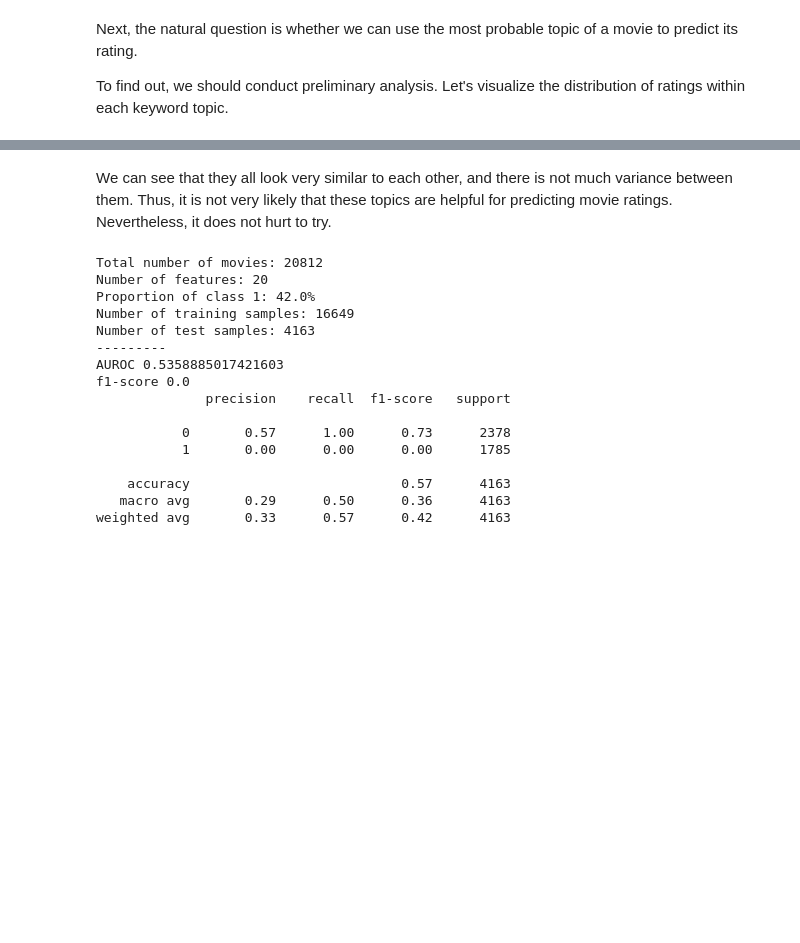
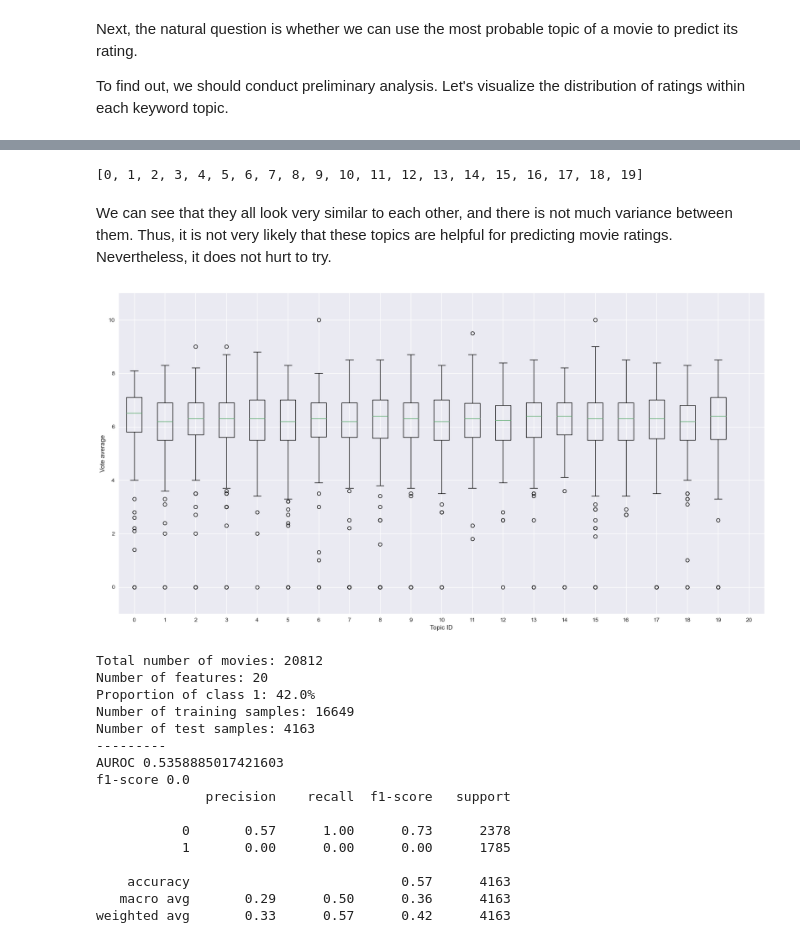
Before and after one commit to epfl-ada/ada-2022-project-adamax, a Jupyter notebook: src/initial_analysis.ipynb, the cells around one changed output, grey strips where cells are left out. Saved outputs shown, nothing was run; the diff lists cells and outputs as text; code cells hidden in the pictures; blank space fills up the shorter version.

```diff
--- a/src/initial_analysis.ipynb
+++ b/src/initial_analysis.ipynb
@@ -930,7 +935,6 @@ df_movies = df_movies[df_movies["keywords"].apply(lambda r: len(r)) > 0] # drop
 First, since there are a lot of keywords in the dataset, we would like to cluster them into topics. This could be achieved by considering the list of keywords for each movie as a document, and then use Latent Dirichlet Allocation for topic modeling.
 # %%
 docs = df_movies["keywords"].to_list()
-docs = [d for d in docs]
 dictionary = Dictionary(docs)
 
 # Remove rare and common tokens.
@@ -991,0 +973,22 @@ plt.show()
+# %%
+def get_main_topic_docs(ldamodel, corpus, texts):
+    topic_ids, props, topic_keywords_list = [], [], []
+    for i, row in enumerate(ldamodel[corpus]):
+        topic_dist = row[0]
+        i = np.argmax([p for topic_id, p in topic_dist])
+        topic_id, prop = topic_dist[i]
+        wp = ldamodel.show_topic(topic_id)
+        topic_keywords = ", ".join([word for word, prop in wp])
+        topic_ids.append(topic_id)
+        props.append(prop)
+        topic_keywords_list.append(topic_keywords)
+    df = pd.DataFrame({
+        "dominant_topic": topic_ids,
+        "topic_perc_contrib": props,
+        "topic_keywords": topic_keywords_list,
+        "movie_keywords": texts
+    })
+    return df
+
+df_topics = get_main_topic_docs(ldamodel=lda, corpus=corpus, texts=docs).reset_index(drop=True)
+df_topics.head()
@@ -992,6 +1031,28 @@ plt.show()
+# %%
+df_movies = df_movies.reset_index(drop=True)
+df_movies["keyword_topic"] = df_topics["dominant_topic"].reset_index(drop=True)
+# %%
+sorted(df_topics["dominant_topic"].unique())
+# %% [output]
+[0, 1, 2, 3, 4, 5, 6, 7, 8, 9, 10, 11, 12, 13, 14, 15, 16, 17, 18, 19]
 # %% [markdown]
 We can see that they all look very similar to each other, and there is not much variance between them. Thus, it is not very likely that these topics are helpful for predicting movie ratings. Nevertheless, it does not hurt to try.
-# %%
-for i in range(len(np.unique(df_topics))):
-    df_movies[f"keyword_topic_{i}"] = df_movies["keyword_topic"].apply(lambda x: x == i)
+# %%
+num_topics = len(df_movies["keyword_topic"].unique())
+for i in range(num_topics):
+    df_movies[f"keyword_topic_{i}"] = df_movies["keyword_topic"].apply(lambda x: x == i)
+
+vote_average_by_topic = []
+for t in range(num_topics):
+    vote_average_by_topic.append(df_movies.loc[df_movies["keyword_topic"]==t, "vote_average"].values)
+
+plt.figure(figsize=(20, 10))
+plt.boxplot(vote_average_by_topic)
+plt.xticks(np.arange(num_topics)+1, np.arange(num_topics))
+plt.ylim(-1, 11)
+plt.xlabel("Topic ID")
+plt.ylabel("Vote average")
+plt.show()
+# %% [output]
+[figure, added]
 # %%
```
Also changed, not shown: parts of 27 cells of this notebook, 1 other file.
